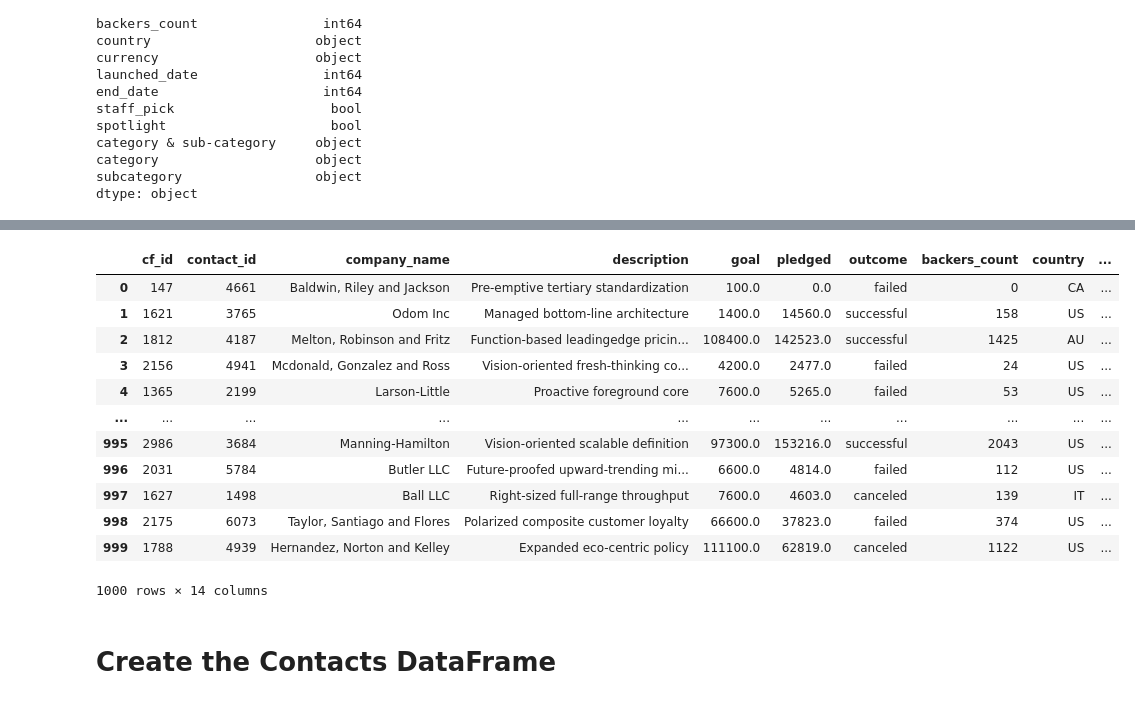
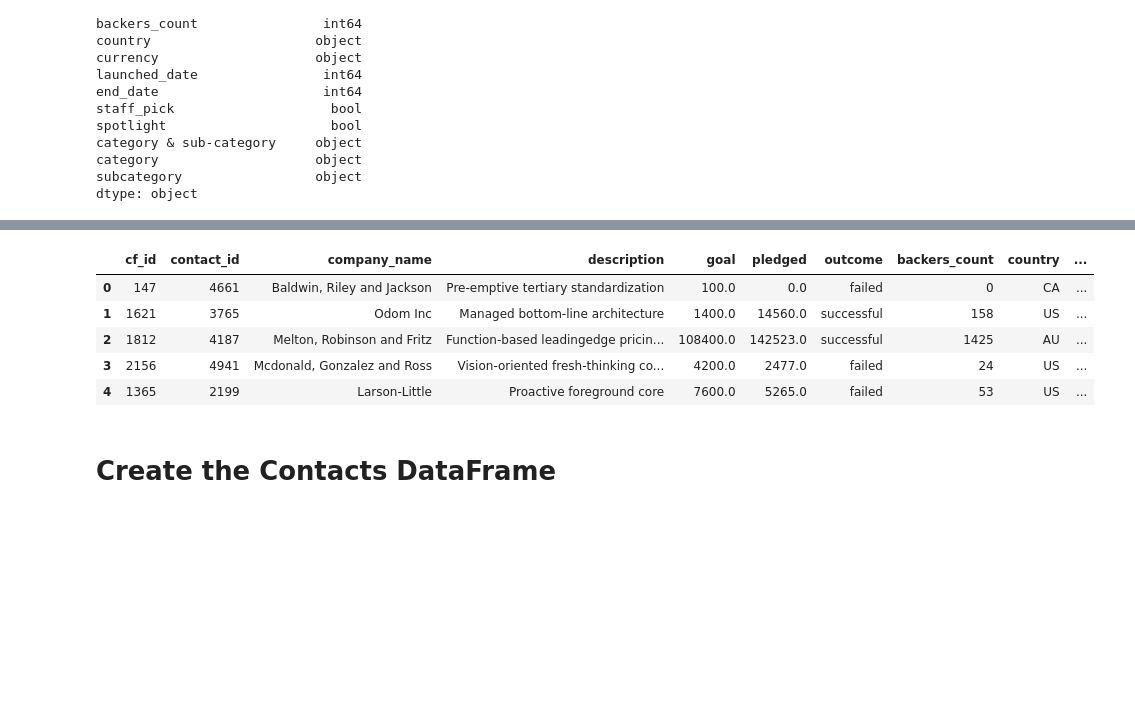
Before and after one commit to Belayohio/Crowdfunding_ETL, a Jupyter notebook: ETL_Mini_Project_BHagos_CVarghese.ipynb, the cells around one changed output, grey strips where cells are left out. Drawn from its saved outputs; the diff is of its cells as text; code cells hidden in the pictures; blank space fills up the shorter version.

```diff
--- a/ETL_Mini_Project_BHagos_CVarghese.ipynb
+++ b/ETL_Mini_Project_BHagos_CVarghese.ipynb
@@ -71,7 +62,7 @@ sub_category = [c[1] for c in cat_sub]
 # %%
 # Assign the category and subcategory values to category and subcategory columns.
-crowdfunding_info_df['category'] = category
-crowdfunding_info_df['subcategory']= sub_category
+
+crowdfunding_info_df[["category","subcategory"]]= crowdfunding_info_df["category & sub-category"].str.split('/').tolist()
 crowdfunding_info_df.head()
 # %% [output]
 |  | cf_id | contact_id | company_name | blurb | goal | pledged | outcome | backers_count | country | ... |
@@ -84,12 +75,11 @@ crowdfunding_info_df.head()
 # Get the unique categories and subcategories in separate lists.
 categories = []
 subcategories = []
-for unique in category:
-    if unique not in categories:
+for unique in crowdfunding_info_df["category"].unique():
         categories.append(unique)
 print(categories)
-for sub in sub_category:
-    if sub not in subcategories:
+
+for sub in crowdfunding_info_df["subcategory"].unique():
         subcategories.append(sub)
 print(subcategories)
 # %% [output]
@@ -301,21 +270,14 @@ campaign_merged_df.tail(10)
 # %%
 # Drop unwanted columns
 campaign_cleaned = campaign_merged_df.drop(["category & sub-category","category","subcategory","staff_pick","spotlight"],axis =1)
-campaign_cleaned
+campaign_cleaned.head()
 # %% [output]
 |  | cf_id | contact_id | company_name | description | goal | pledged | outcome | backers_count | country | ... |
 | 0 | 147 | 4661 | Baldwin, Riley and Jackson | Pre-emptive tertiary standardization | 100.0 | 0.0 | failed | 0 | CA | ... |
 | 1 | 1621 | 3765 | Odom Inc | Managed bottom-line architecture | 1400.0 | 14560.0 | successful | 158 | US | ... |
 | 2 | 1812 | 4187 | Melton, Robinson and Fritz | Function-based leadingedge pricin... | 108400.0 | 142523.0 | successful | 1425 | AU | ... |
 | 3 | 2156 | 4941 | Mcdonald, Gonzalez and Ross | Vision-oriented fresh-thinking co... | 4200.0 | 2477.0 | failed | 24 | US | ... |
 | 4 | 1365 | 2199 | Larson-Little | Proactive foreground core | 7600.0 | 5265.0 | failed | 53 | US | ... |
-| ... | ... | ... | ... | ... | ... | ... | ... | ... | ... | ... |
-| 995 | 2986 | 3684 | Manning-Hamilton | Vision-oriented scalable definition | 97300.0 | 153216.0 | successful | 2043 | US | ... |
-| 996 | 2031 | 5784 | Butler LLC | Future-proofed upward-trending mi... | 6600.0 | 4814.0 | failed | 112 | US | ... |
-| 997 | 1627 | 1498 | Ball LLC | Right-sized full-range throughput | 7600.0 | 4603.0 | canceled | 139 | IT | ... |
-| 998 | 2175 | 6073 | Taylor, Santiago and Flores | Polarized composite customer loyalty | 66600.0 | 37823.0 | failed | 374 | US | ... |
-| 999 | 1788 | 4939 | Hernandez, Norton and Kelley | Expanded eco-centric policy | 111100.0 | 62819.0 | canceled | 1122 | US | ... |
-1000 rows × 14 columns
 # %%
 # Export the DataFrame as a CSV file.
 campaign_cleaned.to_csv("Resources/campaign.csv", index=False)
```
Also changed, not shown: parts of 9 cells of this notebook, 11 other files.
